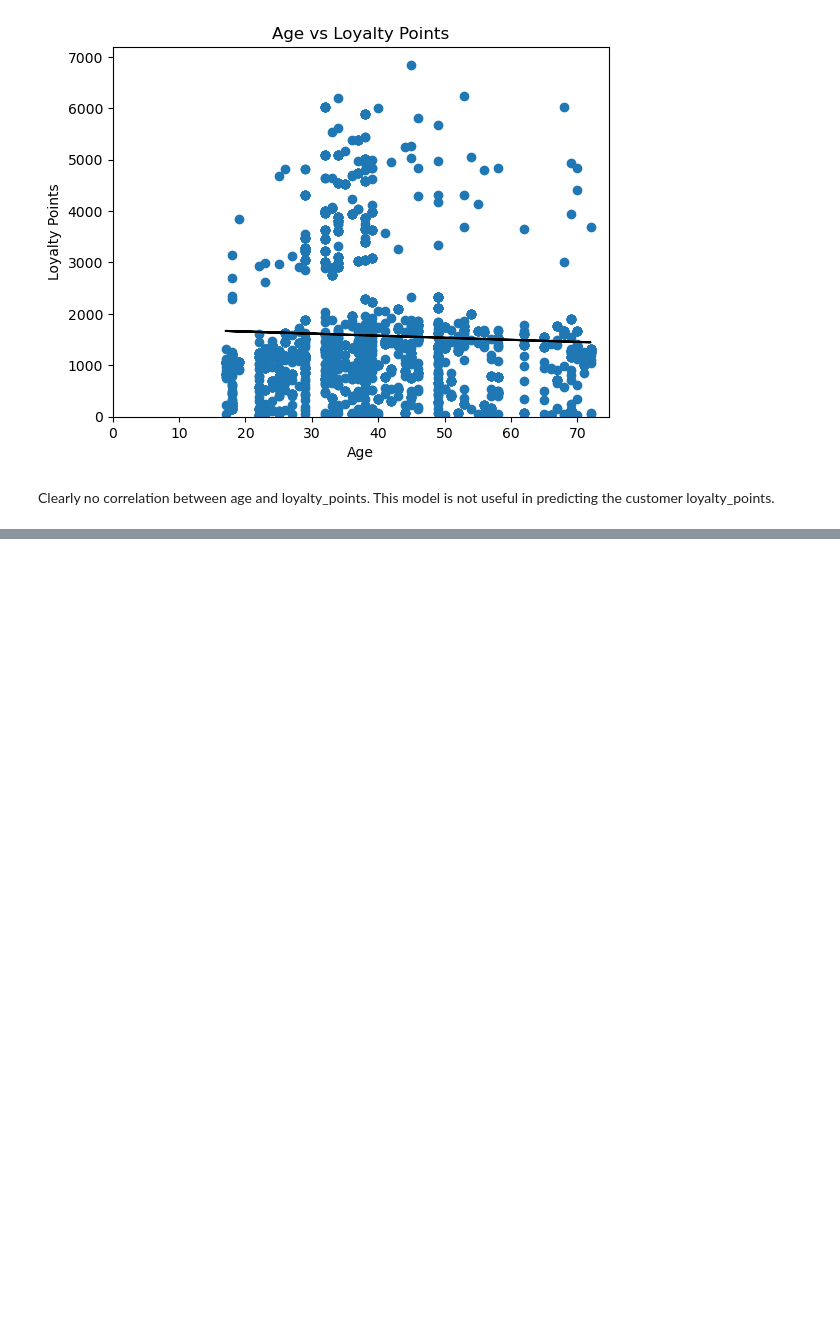
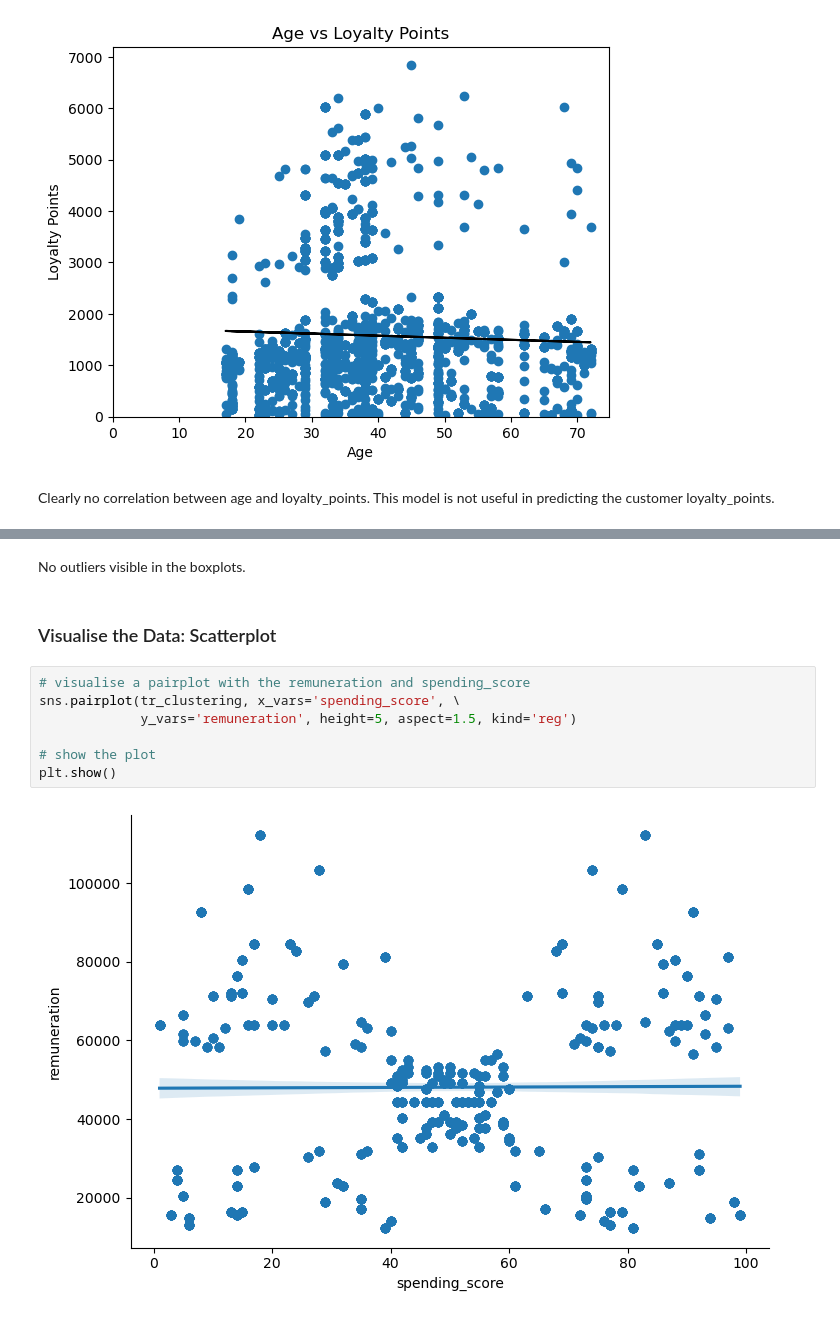
Before and after one commit to lukebart/Turtle_Games_Sales_Analysis, a Jupyter notebook: Bartholomew_Luke_DA301_Assignment_Notebook.ipynb, the cells around one changed output, grey strips where cells are left out. Cells and saved outputs as stored; diff of their text form; blank space fills up the shorter version.

```diff
--- a/Bartholomew_Luke_DA301_Assignment_Notebook.ipynb
+++ b/Bartholomew_Luke_DA301_Assignment_Notebook.ipynb
@@ -1324,0 +1399,13 @@ Clearly no correlation between age and loyalty_points. This model is not useful
+# %% [markdown]
+No outliers visible in the boxplots.
+# %% [markdown]
+### Visualise the Data: Scatterplot
+# %%
+# visualise a pairplot with the remuneration and spending_score
+sns.pairplot(tr_clustering, x_vars='spending_score', \
+             y_vars='remuneration', height=5, aspect=1.5, kind='reg')
+
+# show the plot
+plt.show()
+# %% [output]
+[figure, added]
```
Also changed, not shown: parts of 94 cells of this notebook.
